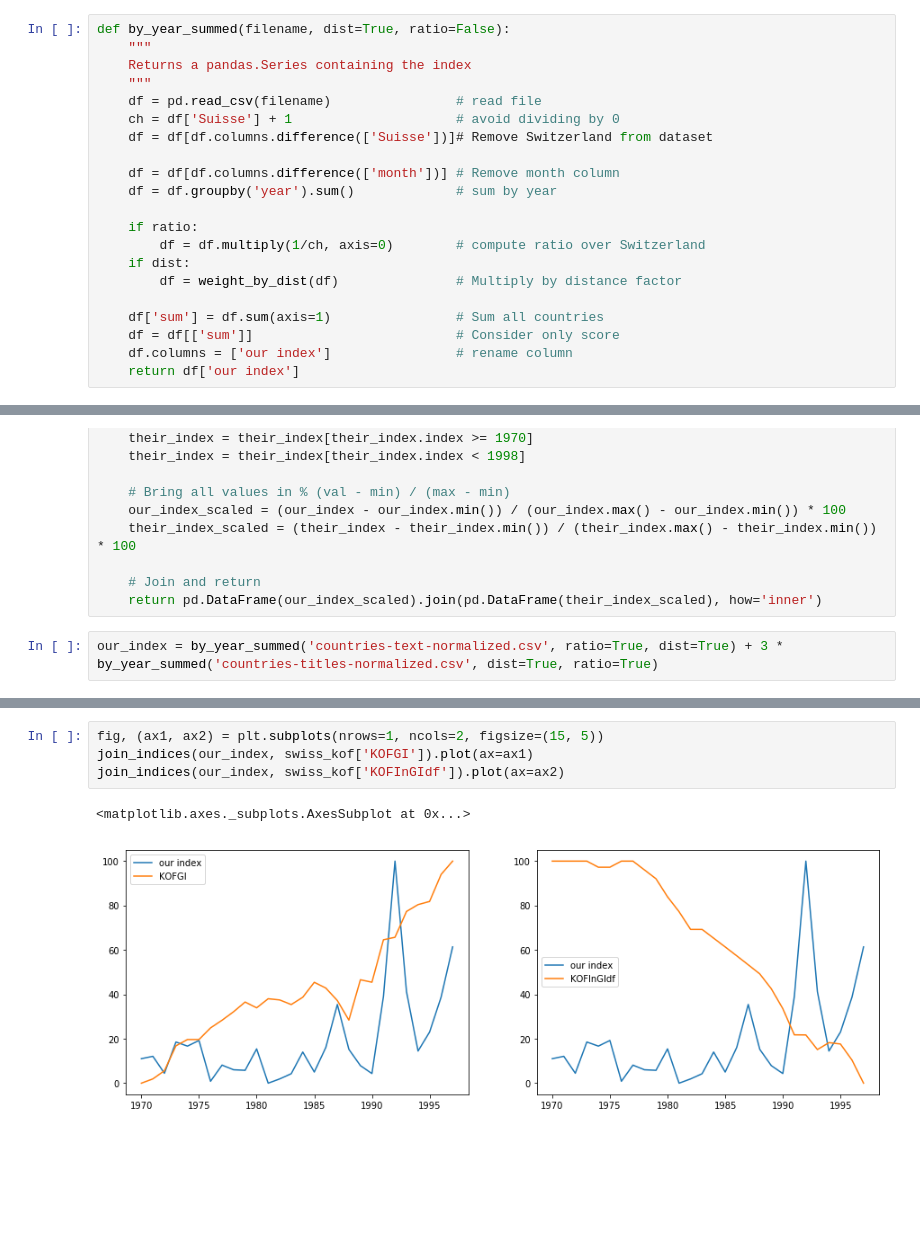
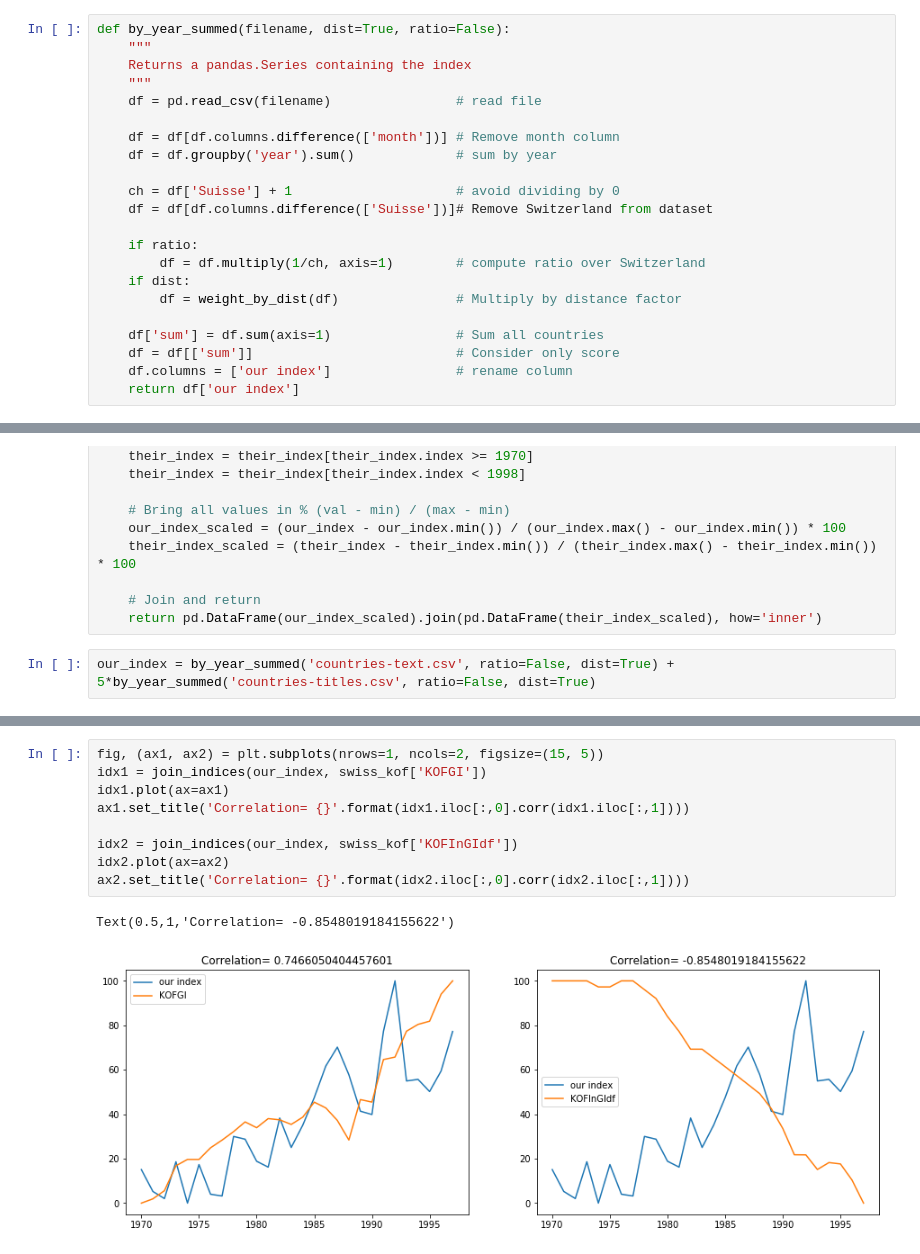
Before and after one commit to Amaumaury/shs-project, a Jupyter notebook: index_from_counts/IndexFromCSV.ipynb, the cells around one changed output, grey strips where cells are left out. Saved outputs shown, nothing was run; the diff lists cells and outputs as text; blank space fills up the shorter version.

Commit message:
Fix ratio bug and improve index

```diff
--- a/index_from_counts/IndexFromCSV.ipynb
+++ b/index_from_counts/IndexFromCSV.ipynb
@@ -58,14 +59,15 @@ def by_year_summed(filename, dist=True, ratio=False):
     Returns a pandas.Series containing the index
     """
     df = pd.read_csv(filename)                # read file
-    ch = df['Suisse'] + 1                     # avoid dividing by 0
-    df = df[df.columns.difference(['Suisse'])]# Remove Switzerland from dataset
 
     df = df[df.columns.difference(['month'])] # Remove month column
     df = df.groupby('year').sum()             # sum by year
 
+    ch = df['Suisse'] + 1                     # avoid dividing by 0
+    df = df[df.columns.difference(['Suisse'])]# Remove Switzerland from dataset
+
     if ratio:
-        df = df.multiply(1/ch, axis=0)        # compute ratio over Switzerland
+        df = df.multiply(1/ch, axis=1)        # compute ratio over Switzerland
     if dist:
         df = weight_by_dist(df)               # Multiply by distance factor
 
@@ -186,4 +188,4 @@ def join_indices(our_index, their_index):
     # Join and return
     return pd.DataFrame(our_index_scaled).join(pd.DataFrame(their_index_scaled), how='inner')
 # %%
-our_index = by_year_summed('countries-text-normalized.csv', ratio=True, dist=True) + 3 * by_year_summed('countries-titles-normalized.csv', dist=True, ratio=True)
+our_index = by_year_summed('countries-text.csv', ratio=False, dist=True) + 5*by_year_summed('countries-titles.csv', ratio=False, dist=True)
@@ -190,7 +197,12 @@ our_index = by_year_summed('countries-text-normalized.csv', ratio=True, dist=Tru
 # %%
 fig, (ax1, ax2) = plt.subplots(nrows=1, ncols=2, figsize=(15, 5))
-join_indices(our_index, swiss_kof['KOFGI']).plot(ax=ax1)
-join_indices(our_index, swiss_kof['KOFInGIdf']).plot(ax=ax2)
+idx1 = join_indices(our_index, swiss_kof['KOFGI'])
+idx1.plot(ax=ax1)
+ax1.set_title('Correlation= {}'.format(idx1.iloc[:,0].corr(idx1.iloc[:,1])))
+
+idx2 = join_indices(our_index, swiss_kof['KOFInGIdf'])
+idx2.plot(ax=ax2)
+ax2.set_title('Correlation= {}'.format(idx2.iloc[:,0].corr(idx2.iloc[:,1])))
 # %% [output]
-<matplotlib.axes._subplots.AxesSubplot at 0x...>
+Text(0.5,1,'Correlation= -0.8548019184155622')
-[figure, old version]
+[figure, new version]
```
Also changed, not shown: parts of 3 cells of this notebook.
